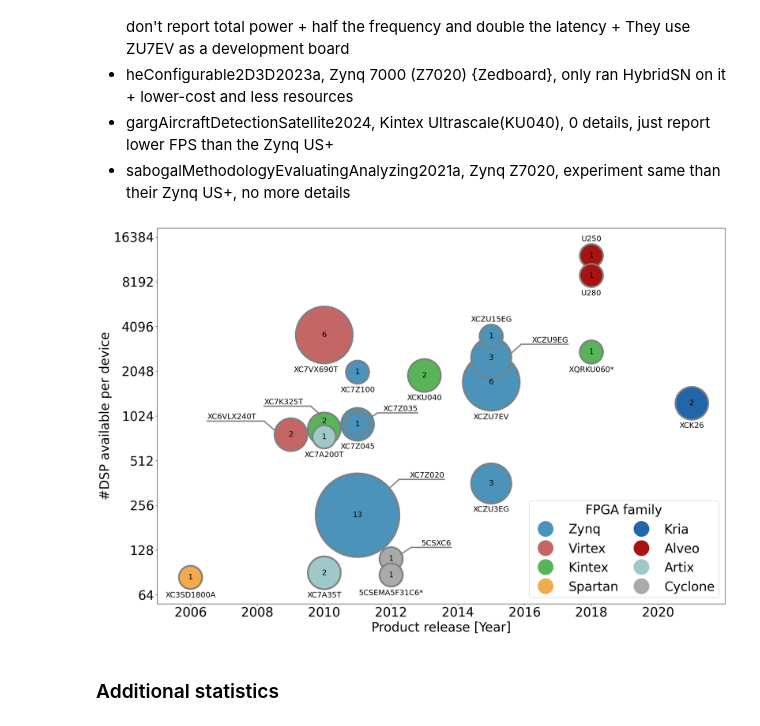
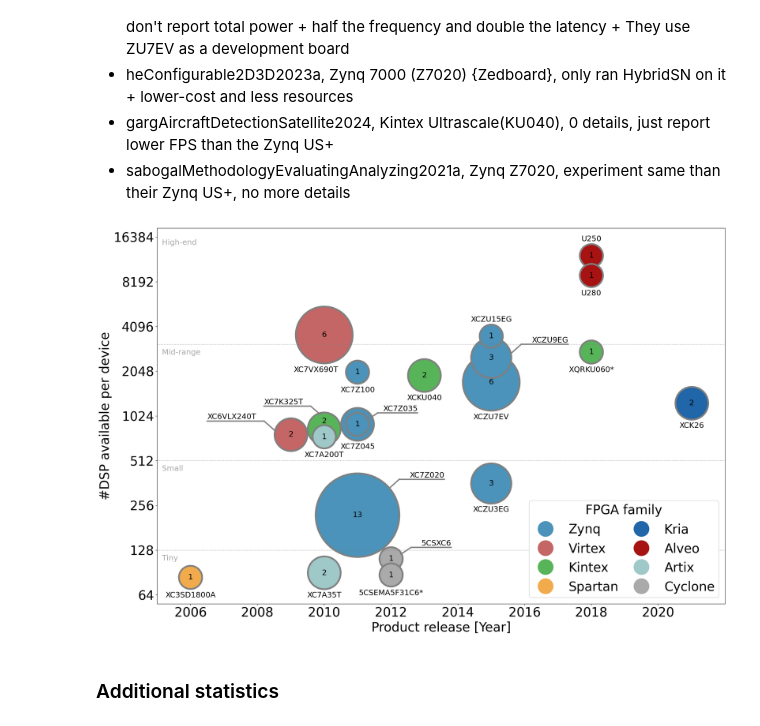
Before and after one commit to CedricLeon/Survey_RS-ML-FPGA, a Jupyter notebook: src/fig_FPGA_boards.ipynb, the cells around one changed output. Cells and saved outputs as stored; diff of their text form; code cells hidden in the pictures.

```diff
--- a/src/fig_FPGA_boards.ipynb
+++ b/src/fig_FPGA_boards.ipynb
@@ -181,34 +181,62 @@ for key, color in fcolors.items():
             markersize=36
         )
     )
 fig.legend(
     title="FPGA family",
     handles=handles,
     loc='lower right',
     bbox_to_anchor=(0.9, 0.11),  # bottom-right, slightly above the axis
     framealpha=1,
     labelspacing=0.5,
     borderpad=0.3,
     handleheight=0.8,
     columnspacing=0.8,
     ncols=2
 )
 start_ytick = 6
 nb_yticks = 9
 yt = [str(2**f) for f in range(start_ytick, start_ytick + nb_yticks)]
 ax.set_yticks(range(start_ytick, start_ytick + nb_yticks), yt)
 ax.set_ylim(start_ytick - 0.2, start_ytick + nb_yticks - 0.8)
 ax.set_ylabel("#DSP available per device")
 
+# Let's add some tiny grey horizontal dotted lines at each marks of teh following dict. Additionaly the label should be place next to the y axis below its corresponding line
+FPGA_size_cat = {
+    "  Tiny":  128, # and below
+    "  Small": 512,
+    "  Mid-range":  3100,
+}
+for label, dsp_count in FPGA_size_cat.items():
+    y = np.log2(dsp_count)
+    ax.hlines(y, 2005, 2022, colors='gray', linestyles='dotted', lw=1)
+    ax.text(
+        2005,
+        y - 0.1,
+        label,
+        fontsize=18,
+        ha="left",
+        va="top",
+        color='darkgray'
+    )
+ax.text(
+    2005,
+    np.log2(17000) - 0.1,
+    "  High-end",
+    fontsize=18,
+    ha="left",
+    va="top",
+    color='darkgray'
+)
+
 xt = np.arange(2006, 2022, 2)
 ax.set_xticks(xt, xt)
 ax.set_xlim(2005, 2022)
 ax.set_xlabel("Product release [Year]")
 
 fig.savefig(str(saveFigurePath), format=saveFormat, bbox_inches='tight')
 plt.show()
 # %% [output]
-[figure, old version]
+[figure, new version]
 # %% [markdown]
 ### Additional statistics
 # %%
```
Also changed, not shown: parts of 1 cell of this notebook, 9 other files.
